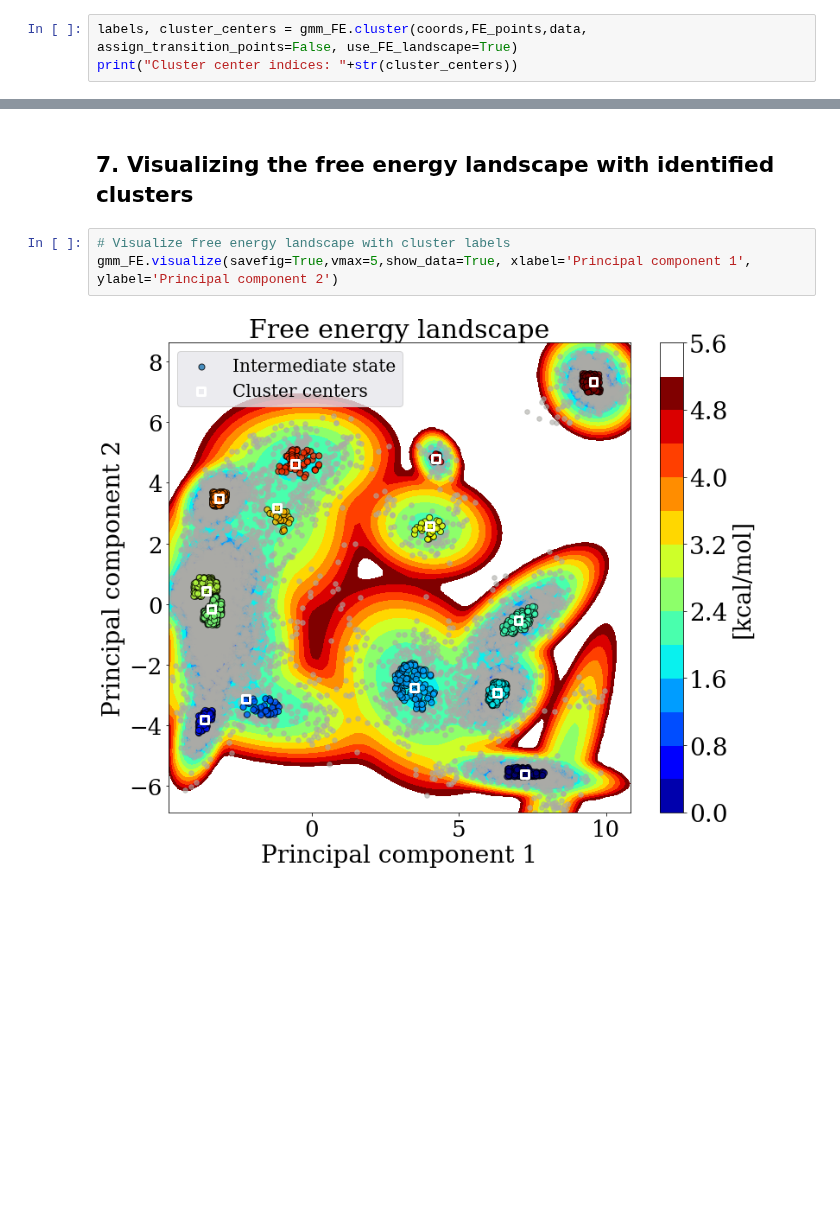
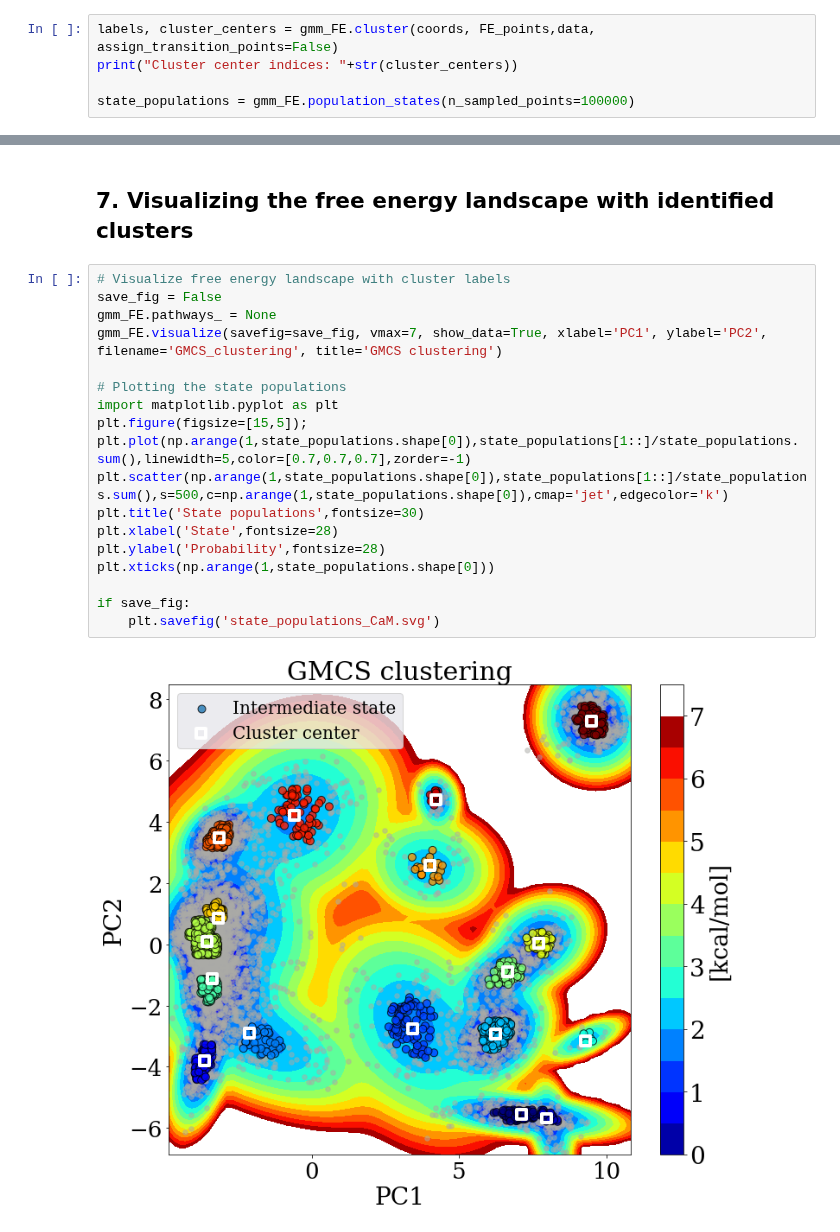
Before and after one commit to anniewesterlund/InfleCS-free-energy-clustering-tutorial, a Jupyter notebook: GMM_free_energy_clustering_tutorial.ipynb, the cells around one changed output, grey strips where cells are left out. Drawn from its saved outputs; the diff is of its cells as text; blank space fills up the shorter version.

```diff
--- a/GMM_free_energy_clustering_tutorial.ipynb
+++ b/GMM_free_energy_clustering_tutorial.ipynb
@@ -183,7 +191,9 @@ When the clustering has already been performed, new points can be assigned clust
 
 Note: When "No point in cluster X" is printed, this means that no data point were found within the core state of the identified cluster. This could indicate overfitting.
 # %%
-labels, cluster_centers = gmm_FE.cluster(coords,FE_points,data, assign_transition_points=False, use_FE_landscape=True)
+labels, cluster_centers = gmm_FE.cluster(coords, FE_points,data, assign_transition_points=False)
 print("Cluster center indices: "+str(cluster_centers))
+
+state_populations = gmm_FE.population_states(n_sampled_points=100000)
 # %% [output]
 Clustering free energy landscape...
@@ -200,7 +212,22 @@ Cluster center indices: [11139  1168  3447  6459  9197  5751  3204  6250  7018 1
 # %% [markdown]
 ## 7. Visualizing the free energy landscape with identified clusters
-# %%
-# Visualize free energy landscape with cluster labels
-gmm_FE.visualize(savefig=True,vmax=5,show_data=True, xlabel='Principal component 1', ylabel='Principal component 2')
-# %% [output]
-[figure, removed]
+# %%
+# Visualize free energy landscape with cluster labels
+save_fig = False
+gmm_FE.pathways_ = None
+gmm_FE.visualize(savefig=save_fig, vmax=7, show_data=True, xlabel='PC1', ylabel='PC2', filename='GMCS_clustering', title='GMCS clustering')
+
+# Plotting the state populations
+import matplotlib.pyplot as plt
+plt.figure(figsize=[15,5]);
+plt.plot(np.arange(1,state_populations.shape[0]),state_populations[1::]/state_populations.sum(),linewidth=5,color=[0.7,0.7,0.7],zorder=-1)
+plt.scatter(np.arange(1,state_populations.shape[0]),state_populations[1::]/state_populations.sum(),s=500,c=np.arange(1,state_populations.shape[0]),cmap='jet',edgecolor='k')
+plt.title('State populations',fontsize=30)
+plt.xlabel('State',fontsize=28)
+plt.ylabel('Probability',fontsize=28)
+plt.xticks(np.arange(1,state_populations.shape[0]))
+
+if save_fig:
+    plt.savefig('state_populations_CaM.svg')
+# %% [output]
+[figure, added]
```
Also changed, not shown: parts of 11 cells of this notebook.
